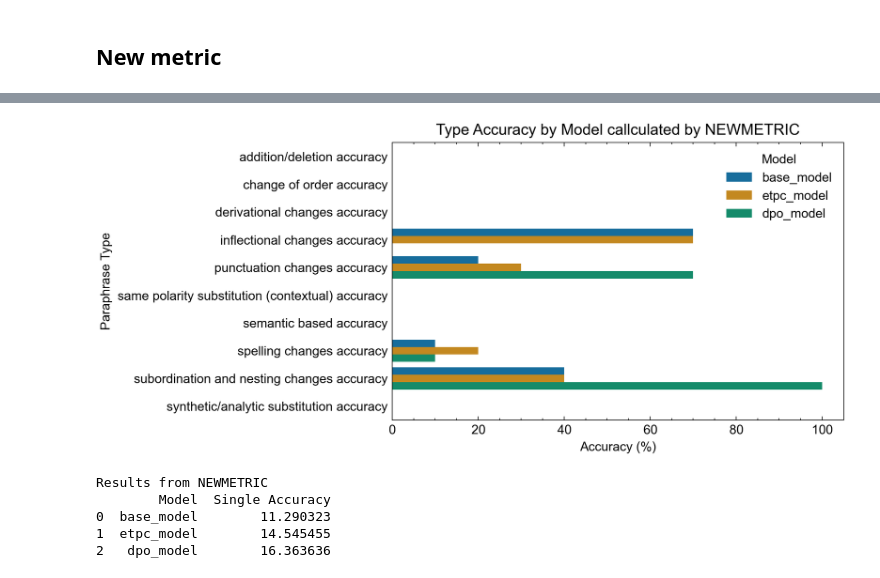
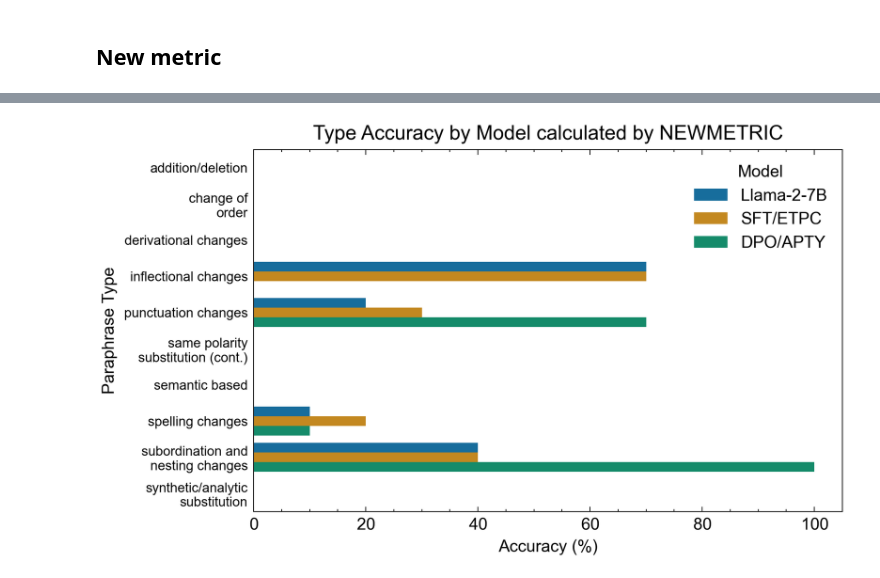
Before and after one commit to cluebbers/dpo-rlhf-paraphrase-types, a Jupyter notebook: notebooks/plots.ipynb, the cells around one changed output, grey strips where cells are left out. Drawn from its saved outputs; the diff is of its cells as text; code cells hidden in the pictures.

```diff
--- a/notebooks/plots.ipynb
+++ b/notebooks/plots.ipynb
@@ -96,14 +108,14 @@ apt_percentages = {
 apt_values = sorted(set(apt for _, apt in apt_percentages.keys()))
 models = ["base_model", "etpc_model", "dpo_model"]  # Ordered list of models
 model_labels = {
-    "base_model": "Base Model",
+    "base_model": "Llama-2-7B",
     "etpc_model": "SFT/ETPC",
     "dpo_model": "DPO/APTY"
 }
 
 # Create data for plotting
 y = np.arange(len(apt_values))  # the label locations for the y-axis
-width = 0.2  # the width of the bars
+width = 0.3  # the width of the bars
 
 # Create a dictionary to hold accuracy values for each model across APTs
 model_accuracies = {
@@ -125,10 +137,15 @@ for i, model in enumerate(models):
 # Add labels and title
 plt.ylabel('Paraphrase Types (APT)')
 plt.xlabel('Accuracy (%)')
-plt.title('Accuracy of "Yes" Choices by Model and Paraphrase Type')
+plt.title('Accuracy of generating a specific Type of Paraphrase', fontsize=12)
 plt.yticks(y + width * (len(models) - 1) / 2, apt_values, fontsize=10)
 plt.xlim(0, 100)  # Set x-axis limit to 100% for consistency
-plt.legend(title='Model', fontsize=10)
+plt.legend(title='Model', fontsize=12)
+
+ax.tick_params(axis='y', which='both', left=False, right=False)  # Remove tick marks on the y-axis
+
+output_path = os.path.join(output_dir, "llama_type_ranking.pdf")
+plt.savefig(output_path, dpi=300)
 
 # Display the plot
 plt.show()
@@ -139,7 +156,7 @@ plt.show()
 # %%
 # Adding the base model rankings to the dummy data
 data_with_base = {
-    "Base Model": [4, 4, 4, 2, 4, 4, 3, 4, 2, 3],
+    "Llama-3.1-70B": [4, 4, 4, 2, 4, 4, 3, 4, 2, 3],
     "SFT/ETPC": [1, 2, 3, 1, 2, 3, 4, 2, 1, 4],
     "DPO/APTY": [2, 1, 1, 3, 3, 2, 2, 1, 3, 1],
     "IPO/APTY": [3, 3, 2, 4, 1, 4, 1, 3, 4, 2]
@@ -165,7 +182,7 @@ plt.rcParams['font.sans-serif'] = ['Arial']
 index = range(len(rank_counts_with_base))
 
 for i, col in enumerate(rank_counts_with_base.columns):
-    ax.bar(index, rank_counts_with_base[col], bar_width, bottom=rank_counts_with_base.iloc[:, :i].sum(axis=1))
+    ax.bar(index, rank_counts_with_base[col], 0.5, bottom=rank_counts_with_base.iloc[:, :i].sum(axis=1))
 
 # Set x-tick labels to the model names
 ax.set_xticks(index)
@@ -383,49 +442,65 @@ Some weights of the model checkpoint at out/cls-models/deberta-base_qqp_pd_etpc_
 # %%
-TOP_10_PARAPHRASE_TYPES = [
-    "addition/deletion", "change of order", "derivational changes", "inflectional changes",
-    "punctuation changes", "same polarity substitution (contextual)", "semantic based",
-    "spelling changes", "subordination and nesting changes", "synthetic/analytic substitution"
-]
-
 # Melt the DataFrame to have a suitable format for plotting
 df_melted = df_results.melt(
     id_vars=['Model'],
     value_vars=[f"{ptype} accuracy" for ptype in TOP_10_PARAPHRASE_TYPES],
     var_name='Paraphrase Type',
     value_name='Accuracy'
 )
+df_melted['Paraphrase Type'] = df_melted['Paraphrase Type'].str.replace(" accuracy", "")
+
+def add_line_breaks(text, n=2):
+    # Add a custom line break for "synthetic/analytic substitution"
+    if text == "synthetic/analytic substitution":
+        return "synthetic/analytic\nsubstitution"
+    if text == "same polarity substitution (contextual)":
+        return "same polarity\nsubstitution (cont.)"
+
+    # Otherwise, split the text into words and add line breaks every `n` words
+    words = text.split(' ')
+    lines = [' '.join(words[i:i + n]) for i in range(0, len(words), n)]
+    return '\n'.join(lines)
+
+df_melted['Paraphrase Type'] = df_melted['Paraphrase Type'].apply(lambda x: add_line_breaks(x, n=2))
+
+
+# Define the mapping for model names
+model_rename_mapping = {
+    "base_model": "Llama-2-7B",
+    "etpc_model": "SFT/ETPC",
+    "dpo_model": "DPO/APTY"
+}
+
+# Rename the models in the 'Model' column using the mapping
+df_melted['Model'] = df_melted['Model'].replace(model_rename_mapping)
 
 # Create a bar plot
 fig, ax = plt.subplots(figsize=(width1, height1), dpi=300)
-plt.style.use(['science','no-latex'])
+plt.style.use(['science', 'no-latex'])
 sns.set_palette("colorblind")
 plt.rcParams['font.family'] = 'Arial'
 plt.rcParams['font.sans-serif'] = ['Arial']
+
+# Create the bar plot with updated model names
 sns.barplot(
     data=df_melted,
     y='Paraphrase Type',
     x='Accuracy',
     hue='Model'
 )
 
 # Customize the plot
-plt.title('Type Accuracy by Model callculated by NEWMETRIC')
+plt.title('Type Accuracy by Model calculated by NEWMETRIC')
 plt.ylabel('Paraphrase Type')
 ax.tick_params(axis='y', which='both', left=False, right=False)  # Remove tick marks on the y-axis
 plt.xlabel('Accuracy (%)')
 plt.legend(title='Model')
+plt.yticks(fontsize=8)  # Adjust the size as needed
 
+output_path = os.path.join(output_dir, "new_types.pdf")
+plt.savefig(output_path, dpi=300)
 
 # Show the plot
 plt.show()
 # %% [output]
-[figure, old version]
+[figure, new version]
-# %%
-print("Results from NEWMETRIC")
-print(df_results[["Model", "Single Accuracy"]])
-# %% [output]
-Results from NEWMETRIC
-        Model  Single Accuracy
-0  base_model        11.290323
-1  etpc_model        14.545455
-2   dpo_model        16.363636
```
Also changed, not shown: parts of 8 cells of this notebook.
